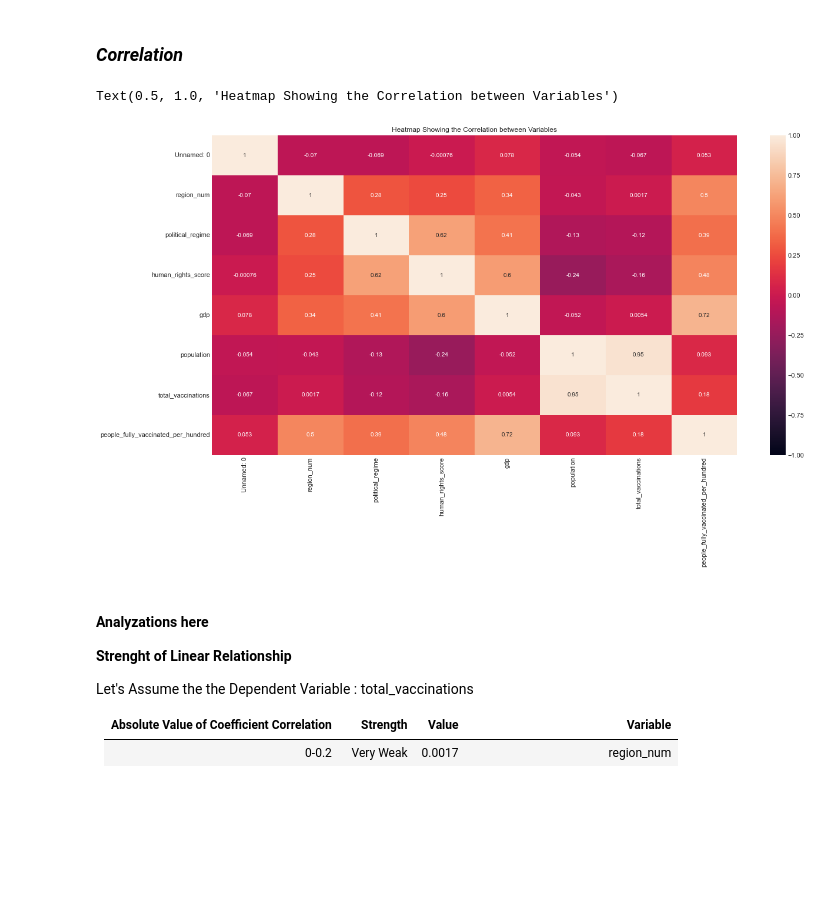
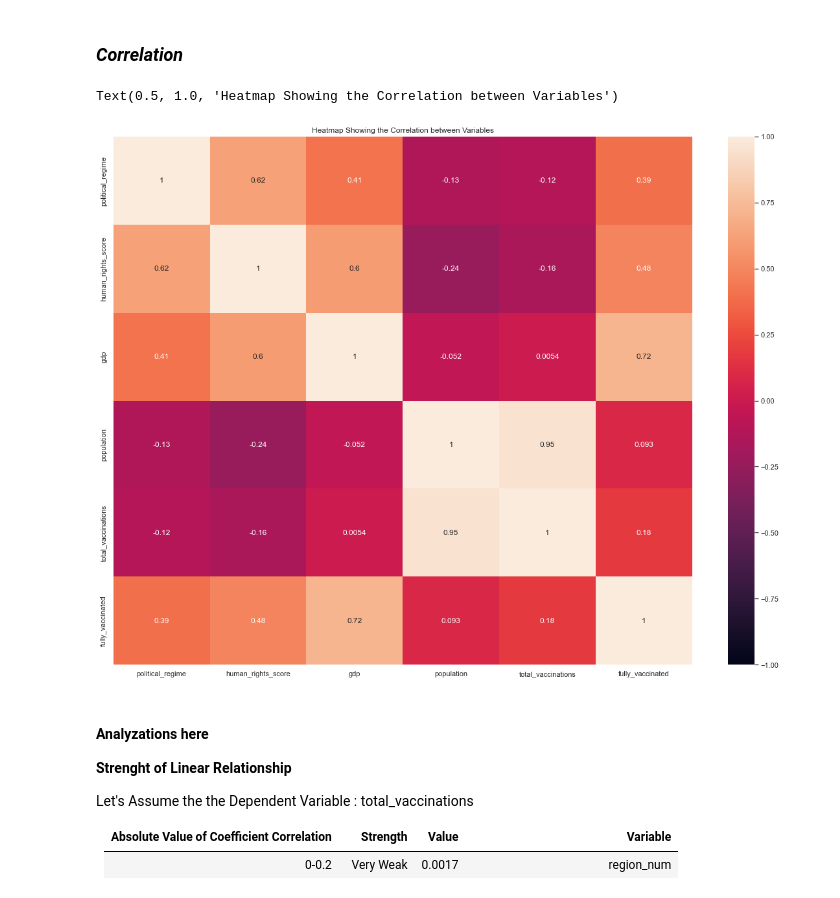
Before and after one commit to RuizLorenzoChavez/DATA100-Finals-COVID-Vaccination-Tracker, a Jupyter notebook: group1-data-storytelling.ipynb, the cells around one changed output. Cells and saved outputs as stored; diff of their text form; code cells hidden in the pictures; blank space fills up the shorter version.

```diff
--- a/group1-data-storytelling.ipynb
+++ b/group1-data-storytelling.ipynb
@@ -604,7 +604,7 @@ political_regime_N_gdp_N_human_rights_score_N_population = political_regime_N_gd
 cumulative_vaccination = political_regime_N_gdp_N_human_rights_score_N_population.merge(cleaned_cumulative_covid_vaccination,how='inner')
 dataset = cumulative_vaccination.merge(cleaned_fully_vaccinated_individuals,how='inner')
 prime_dataset = dataset
-prime_dataset = prime_dataset[['country','political_regime','human_rights_score','gdp','population','total_vaccinations','people_fully_vaccinated_per_hundred']]
+prime_dataset = prime_dataset[['country','political_regime','human_rights_score','gdp','population','total_vaccinations','fully_vaccinated']]
 
 display(prime_dataset)
 prime_dataset.info()
@@ -756,7 +791,7 @@ See the caveats in the documentation: https://pandas.pydata.org/pandas-docs/stab
 # %% [markdown]
 ### *Finalizing features*
 # %%
-prime_dataset = prime_dataset[['country','region','region_num','regime_type','political_regime','human_rights_score','gdp','population','total_vaccinations','people_fully_vaccinated_per_hundred']]
+prime_dataset = prime_dataset[['country','region','region_num','regime_type','political_regime','human_rights_score','gdp','population','total_vaccinations','fully_vaccinated']]
 prime_dataset
 # %% [output]
 |  | country | region | region_num | regime_type | political_regime | human_rights_score | gdp | population | ... |
@@ -799,14 +816,14 @@ df
 # %% [markdown]
 ### *Correlation*
 # %%
-fig = plt.figure(figsize=(20,10))
+fig = plt.figure(figsize=(20,15))
 ax = fig.add_subplot(111)
 
-heatmap_correlation=sns.heatmap(df.corr(),vmin=-1,vmax=1, annot=True)
+heatmap_correlation=sns.heatmap(prime_dataset.corr(),vmin=-1,vmax=1, annot=True)
 heatmap_correlation.set_title('Heatmap Showing the Correlation between Variables')
 # %% [output]
 Text(0.5, 1.0, 'Heatmap Showing the Correlation between Variables')
-[figure, old version]
+[figure, new version]
 # %% [markdown]
 #### Analyzations here
 <strong> Strenght of Linear Relationship </strong>
```
Also changed, not shown: parts of 14 cells of this notebook, 1 other file.
